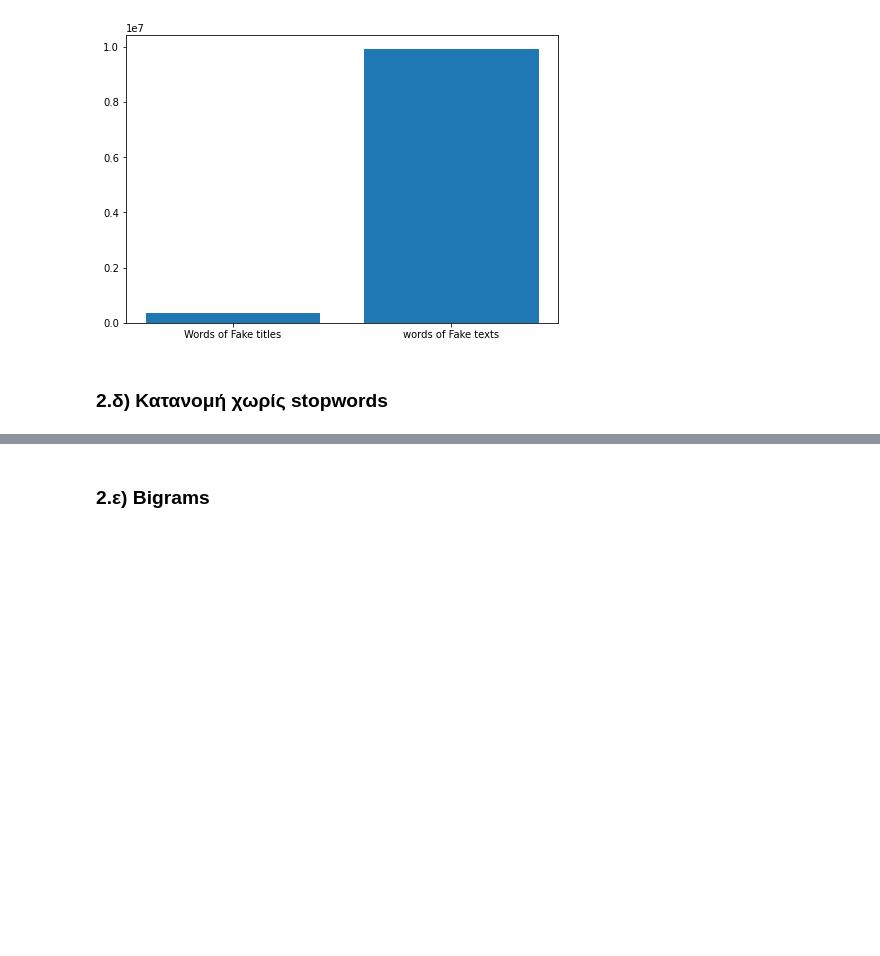
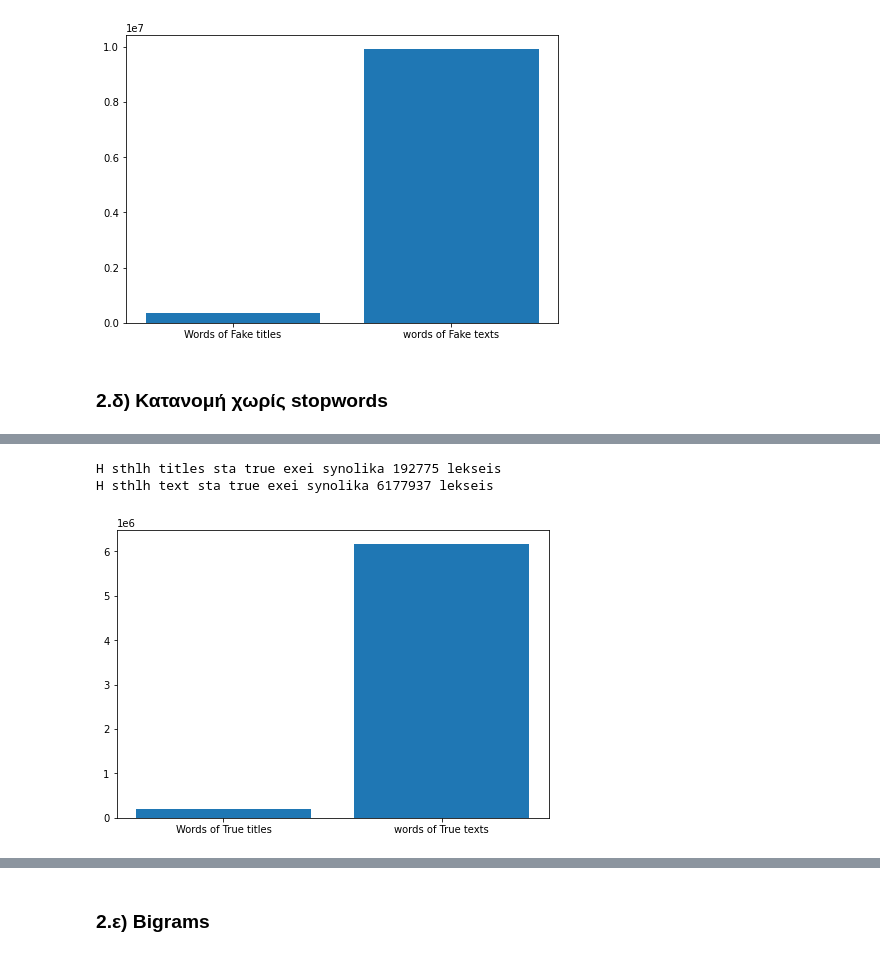
Before and after one commit to Demesta/data_mining_for_fake_news_detection, a Jupyter notebook: andro.ipynb, the cells around one changed output, grey strips where cells are left out. Saved outputs shown, nothing was run; the diff lists cells and outputs as text; code cells hidden in the pictures; blank space fills up the shorter version.

```diff
--- a/andro.ipynb
+++ b/andro.ipynb
@@ -466,7 +480,6 @@ H sthlh text sta fake exei synolika 9937110 lekseis
 # %%
 #arxeio True
 
-nltk.download('punkt')
 
 from nltk.corpus import stopwords
 from nltk.tokenize import word_tokenize
@@ -561,3 +574,4 @@ titles = ['Words of True titles', 'words of True texts']
 nums = [true_titles_words, true_texts_words]
 ax.bar(titles, nums)
 plt.show()
+# %% [output]
@@ -564,2 +581,5 @@ plt.show()
+H sthlh titles sta true exei synolika 192775 lekseis
+H sthlh text sta true exei synolika 6177937 lekseis
+[figure, added]
 # %%
 #arxeio Fake
```
Also changed, not shown: parts of 37 cells of this notebook, 5 other files.
